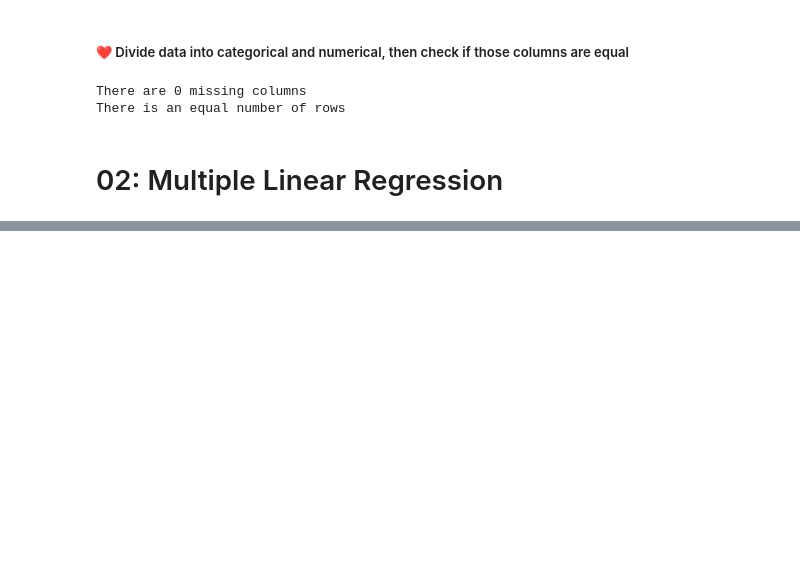
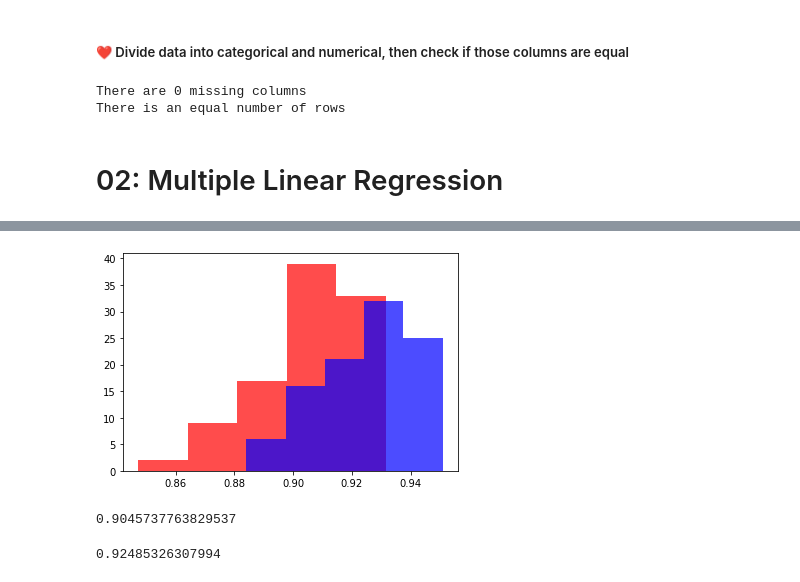
Before and after one commit to dnie44/nycdatascience_ML_project, a Jupyter notebook: karl/04_models_tony.ipynb, the cells around one changed output, grey strips where cells are left out. Drawn from its saved outputs; the diff is of its cells as text; code cells hidden in the pictures; blank space fills up the shorter version.

```diff
--- a/karl/04_models_tony.ipynb
+++ b/karl/04_models_tony.ipynb
@@ -210,0 +211,14 @@ Name: SalePrice, Length: 2064, dtype: int64
+# %%
+plt.hist(mlr_scores, bins=5, alpha = 0.7, color='red')
+plt.hist(scores, bins=5, alpha = 0.7, color='blue')
+plt.show()
+# %% [output]
+[figure, added]
+# %%
+np.mean(mlr_scores)
+# %% [output]
+0.9045737763829537
+# %%
+np.mean(scores)
+# %% [output]
+0.92485326307994
```
Also changed, not shown: parts of 13 cells of this notebook, 1 other file.
